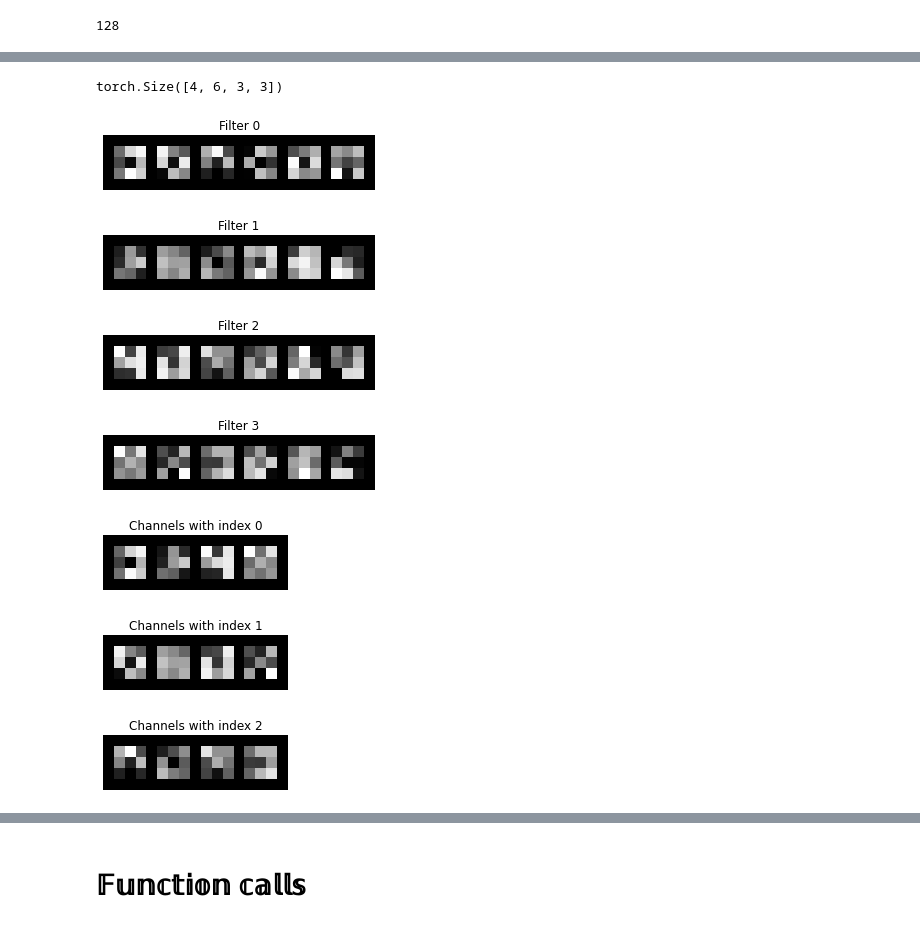
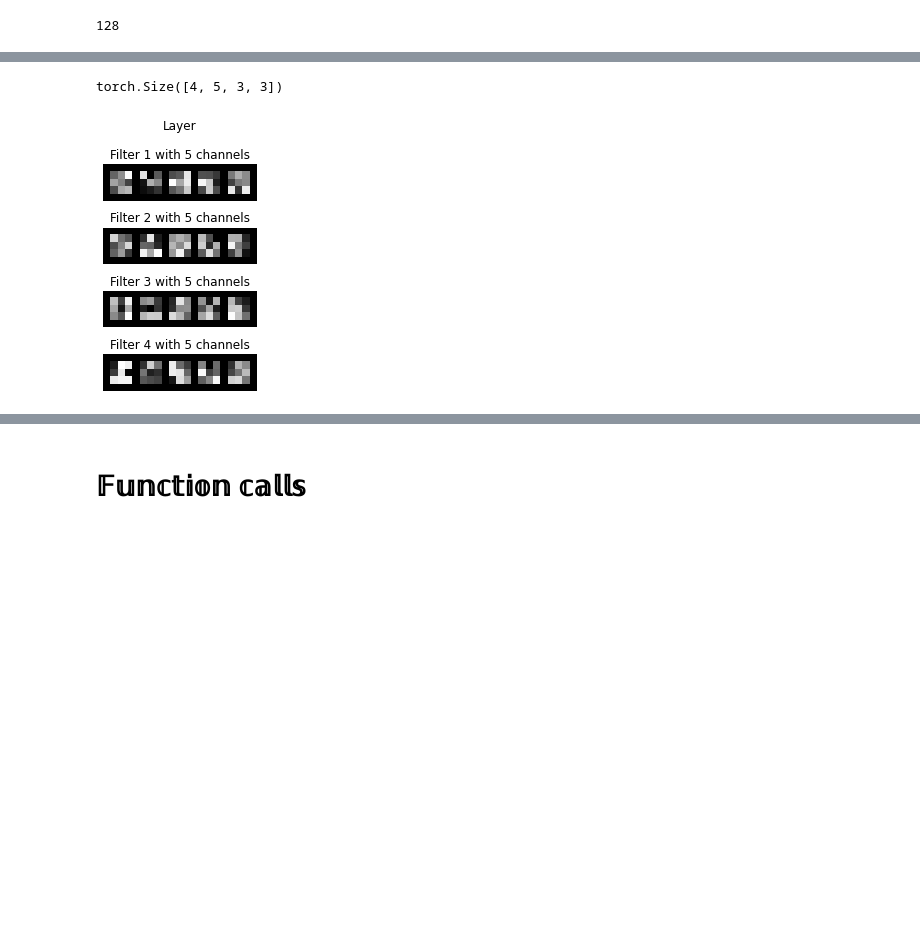
Before and after one commit to Chrisini/datasceyence, a Jupyter notebook: run_decentnet.ipynb, the cells around one changed output, grey strips where cells are left out. Drawn from its saved outputs; the diff is of its cells as text; code cells hidden in the pictures; blank space fills up the shorter version.

Commit message:
about to merge, lots of conv

```diff
--- a/run_decentnet.ipynb
+++ b/run_decentnet.ipynb
@@ -1357,7 +1364,7 @@ device = "cuda:0" if torch.cuda.is_available() else "cpu"
 
 
 # todo change here
-if True:
+if False:
     from medmnist import OCTMNIST
     train = OCTMNIST(split="train", transform=torchvision.transforms.ToTensor(), download=True)
     test = OCTMNIST(split="test", transform=torchvision.transforms.ToTensor(), download=True)
@@ -1449,7 +1461,7 @@ def rescale(model, alpha):
 # %%
 
 # width = 200
-mlp = BioMLP2D(shp=(784, 484, 484, class_amount))
+mlp = BioMLP2D(shp=(784, 100, 100, class_amount))
 mlp.to(device)
 
 
@@ -1487,4 +1499,4 @@ if False:
 
     # todo create this directory
     # or change in all following
-    torch.save(mlp.state_dict(), "../results/oct_mnist/init.cptk")
+    torch.save(mlp.state_dict(), "../results/fundus_mnist/init.cptk")
@@ -1619,11 +1626,11 @@ if True:
 
             ax.axis('off')
 
-            plt.savefig('../results/oct_mnist/{0:06d}.png'.format(step-1))
-            torch.save(mlp.state_dict(), "../results/oct_mnist/{0:06d}.cptk".format(step-1))
+            plt.savefig('../results/fundus_mnist/{0:06d}.png'.format(step-1))
+            torch.save(mlp.state_dict(), "../results/fundus_mnist/{0:06d}.cptk".format(step-1))
 
             plt.show()
 
-    torch.save(mlp.state_dict(), "../results/oct_mnist/final.cptk")
+    torch.save(mlp.state_dict(), "../results/fundus_mnist/final.cptk")
 
     # 50, 3, 28, 28
@@ -1861,11 +1923,11 @@ transform = torchvision.transforms.Compose([
 class CIFAR10Model(nn.Module):
     def __init__(self):
         super().__init__()
-        self.conv1 = nn.Conv2d(1, 6, kernel_size=(3,3), stride=1, padding=1)
+        self.conv1 = nn.Conv2d(1, 5, kernel_size=(3,3), stride=1, padding=1)
         self.act1 = nn.ReLU()
         #self.drop1 = nn.Dropout(0.3)
 
-        self.conv2 = nn.Conv2d(6, 4, kernel_size=(3,3), stride=1, padding=1)
+        self.conv2 = nn.Conv2d(5, 4, kernel_size=(3,3), stride=1, padding=1)
         self.act2 = nn.ReLU()
 
         self.conv1x1 = nn.Conv2d(4, 5, kernel_size=(1,1))
@@ -2128,53 +2203,79 @@ def visChannels(tensor, ch=0, allkernels=False, nrow=8, padding=1):
 
     rows = np.min((tensor.shape[0] // nrow + 1, 64))
     grid = utils.make_grid(tensor, nrow=nrow, normalize=True, padding=padding)
-    plt.figure( figsize=(nrow,rows) )
+
+    plt.figure(figsize=(nrow,rows) )
     plt.title(f"Channels with index {ch}")
     plt.imshow(grid.detach().cpu().numpy().transpose((1, 2, 0)))
 
 
 def visFilters(tensor, filt=0, allkernels=False, nrow=8, padding=1):
     f,c,w,h = tensor.shape
 
     if allkernels: tensor = tensor.view(f*c, -1, w, h)
     elif f != 3: tensor = tensor[filt,:,:,:].unsqueeze(dim=1)
 
     rows = np.min((tensor.shape[0] // nrow + 1, 64))
     grid = utils.make_grid(tensor, nrow=nrow, normalize=True, padding=padding)
     plt.figure( figsize=(nrow,rows) )
     plt.title(f"Filter {filt}")
     plt.imshow(grid.detach().cpu().numpy().transpose((1, 2, 0)))
 
+def visFilters_subplot(subplot, tensor, filt=0, allkernels=False, nrow=8, padding=1):
+    f,c,w,h = tensor.shape
+
+    if allkernels: tensor = tensor.view(f*c, -1, w, h)
+    elif f != 3: tensor = tensor[filt,:,:,:].unsqueeze(dim=1)
+
+    rows = np.min((tensor.shape[0] // nrow + 1, 64))
+    grid = utils.make_grid(tensor, nrow=nrow, normalize=True, padding=padding)
+    # plt.figure( figsize=(nrow,rows) )
+    subplot.set_title(f"Filter {filt+1} with {c} channels")
+    subplot.imshow(grid.detach().cpu().numpy().transpose((1, 2, 0)))
+    subplot.axis('off')
 
 layer = 1
 filter = model.conv2.weight.data.clone()
 
 print(model.conv2.weight.shape)
 
-in_channels = 6
+# need to match the network parameters!!!!
+in_channels = 5
 out_filters = 4
+
+
+fig, subplot = plt.subplots(out_filters)
+fig.suptitle('Layer')
 
 for filt in range(0, out_filters):
 
-    visFilters(filter, filt=filt, allkernels=False)
+    visFilters_subplot(subplot[filt], filter, filt=filt, allkernels=False)
 
-    plt.axis('off')
-    plt.ioff()
-    plt.show()
+    #plt.axis('off')
+    #plt.ioff()
 
-for ch in range(0, in_channels):
+plt.tight_layout()
+plt.savefig(f"examples/example_results/filter_with_weights.png")
+plt.show()
 
-    visChannels(filter, ch=ch, allkernels=False)
+if False:
+    for filt in range(0, out_filters):
 
-    plt.axis('off')
-    plt.ioff()
-    plt.show()
+        visFilters(filter, filt=filt, allkernels=False)
+
+        plt.axis('off')
+        plt.ioff()
+        plt.tight_layout()
+        #plt.savefig(f"examples/example_results/filter_with_weights.png")
+        plt.show()
+
+    for ch in range(0, in_channels):
+
+        visChannels(filter, ch=ch, allkernels=False)
+
+        plt.axis('off')
+        plt.ioff()
+        plt.show()
 # %% [output]
-torch.Size([4, 6, 3, 3])
+torch.Size([4, 5, 3, 3])
-[figure, old version]
+[figure, new version]
-[figure, removed]
-[figure, removed]
-[figure, removed]
-[figure, removed]
-[figure, removed]
-[figure, removed]
```
Also changed, not shown: parts of 39 cells of this notebook, 14 other files.
